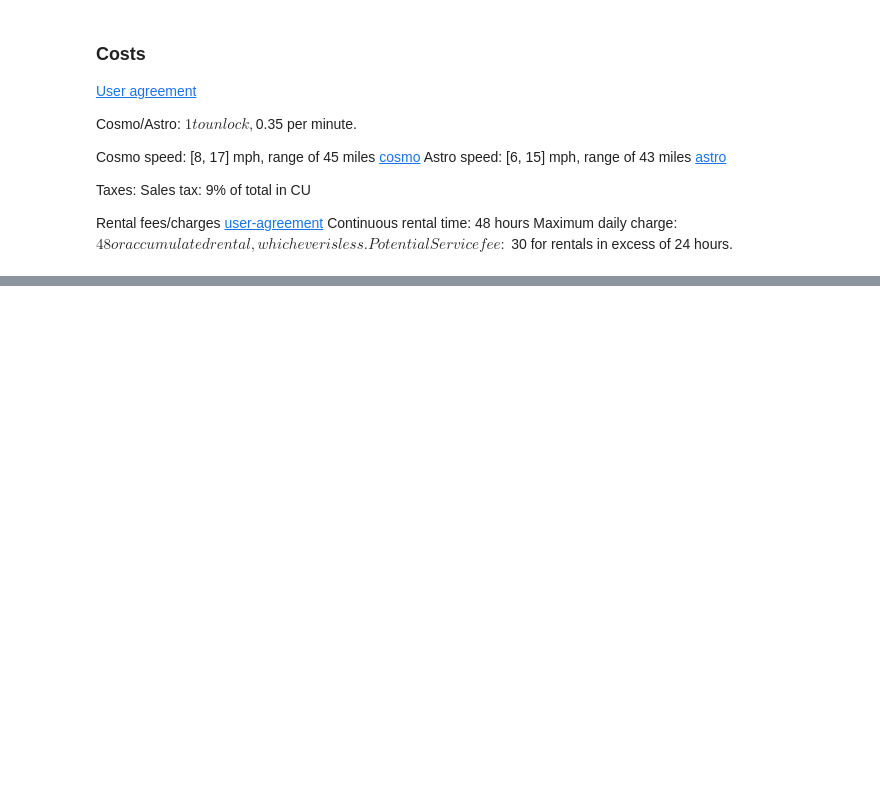
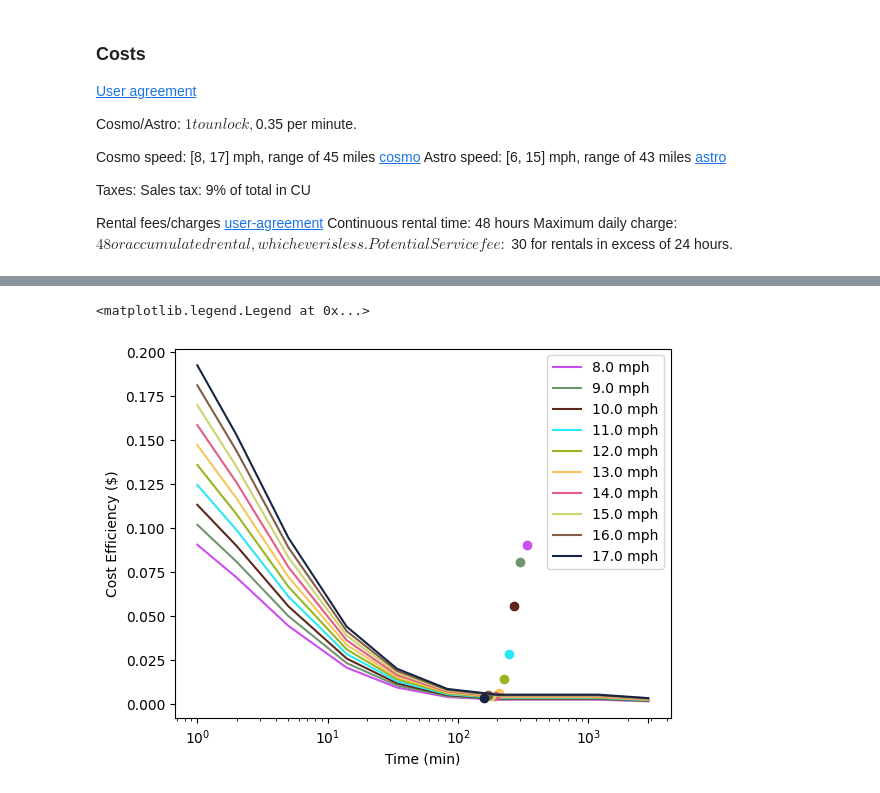
Before and after one commit to ematth/veoride-cost-analysis, a Jupyter notebook: cost-analysis.ipynb, the cells around one changed output, grey strips where cells are left out. Saved outputs shown, nothing was run; the diff lists cells and outputs as text; code cells hidden in the pictures; blank space fills up the shorter version.

```diff
--- a/cost-analysis.ipynb
+++ b/cost-analysis.ipynb
@@ -49,0 +60,12 @@ ax.legend()
+# %%
+mpm = np.array([i + 8 for i in range(10)])/60
+
+fig, ax = cost_plot(False, y_label='Cost Efficiency ($)')
+for idx, i in enumerate(mpm):
+    c = np.random.rand(3,)
+    ax.plot(time, i/cost(time), label=f'{i*60} mph', color=c)
+    ax.plot(45/i, i/cost(time[idx]), marker='o', color=c)
+ax.legend()
+# %% [output]
+<matplotlib.legend.Legend at 0x...>
+[figure, added]
```
Also changed, not shown: parts of 3 cells of this notebook.
